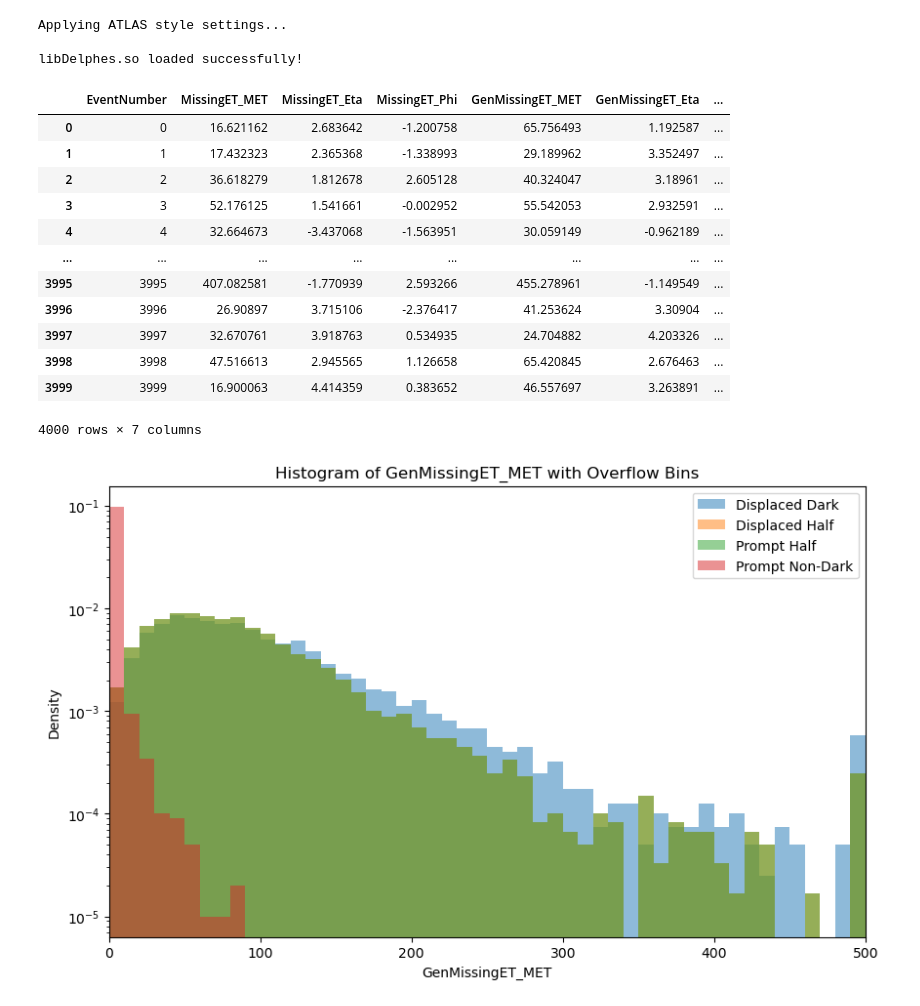
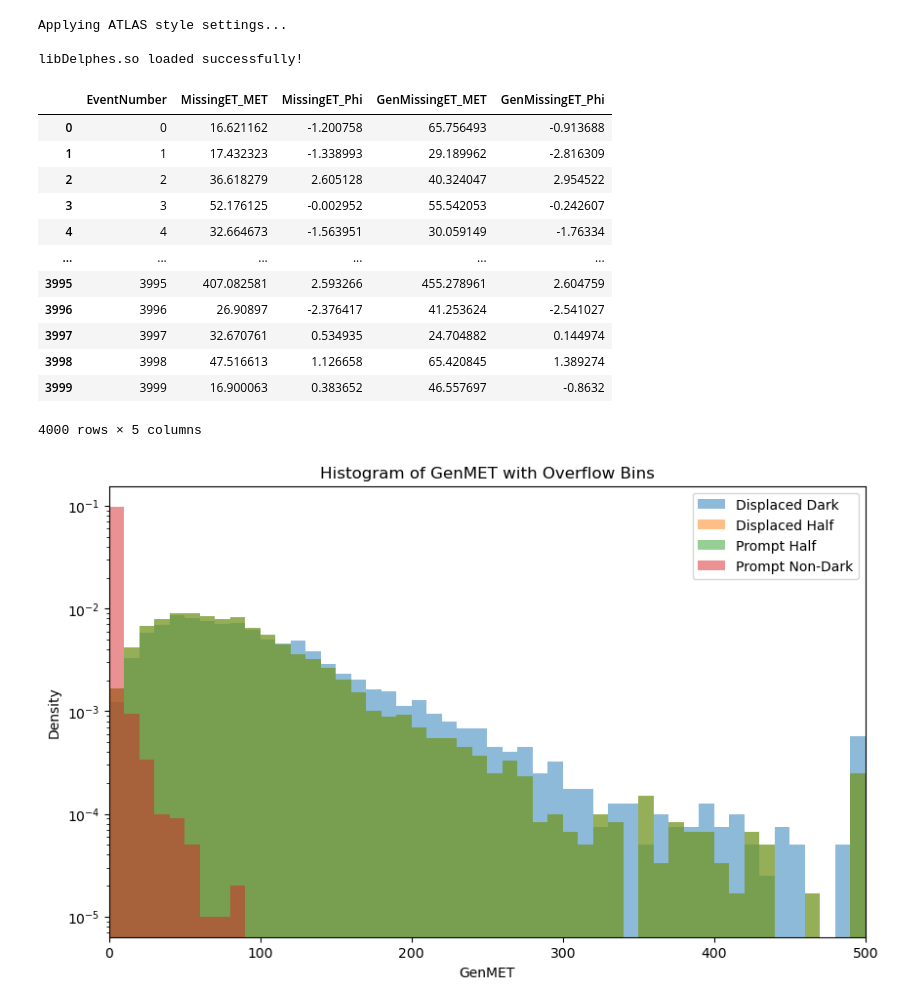
Before and after one commit to KalelChester/Displaced-Photon, a Jupyter notebook: num_dark_missing_et.ipynb, the cells around one changed output. Saved outputs shown, nothing was run; the diff lists cells and outputs as text; code cells hidden in the pictures.

```diff
--- a/num_dark_missing_et.ipynb
+++ b/num_dark_missing_et.ipynb
@@ -43,10 +43,8 @@ def create_missingET_dataframe(root_file_path):
     missingET_dict = rdf.AsNumpy([
         "Event.Number",
         "MissingET.MET",
-        "MissingET.Eta",
         "MissingET.Phi",
         "GenMissingET.MET",
-        "GenMissingET.Eta",
         "GenMissingET.Phi",
     ])
 
@@ -57,17 +55,15 @@ def create_missingET_dataframe(root_file_path):
     missingET_df = pd.DataFrame({
         "EventNumber": event_numbers,
         "MissingET_MET": missingET_dict["MissingET.MET"],
-        "MissingET_Eta": missingET_dict["MissingET.Eta"],
         "MissingET_Phi": missingET_dict["MissingET.Phi"],
         "GenMissingET_MET": missingET_dict["GenMissingET.MET"],
-        "GenMissingET_Eta": missingET_dict["GenMissingET.Eta"],
         "GenMissingET_Phi": missingET_dict["GenMissingET.Phi"],
     })
 
     # Explode so each entry gets its own row
     missingET_df = missingET_df.explode(
-        ["MissingET_MET", "MissingET_Eta", "MissingET_Phi",
-         "GenMissingET_MET", "GenMissingET_Eta", "GenMissingET_Phi"],
+        ["MissingET_MET", "MissingET_Phi",
+         "GenMissingET_MET", "GenMissingET_Phi"],
         ignore_index=True
     )
 
@@ -82,42 +78,42 @@ prompt_half_df = create_missingET_dataframe(fprompt_half)
 prompt_non_dark_df = create_missingET_dataframe(fprompt_non_dark)
 displaced_dark_df
 # %% [output]
-|  | EventNumber | MissingET_MET | MissingET_Eta | MissingET_Phi | GenMissingET_MET | GenMissingET_Eta | ... |
-| 0 | 0 | 16.621162 | 2.683642 | -1.200758 | 65.756493 | 1.192587 | ... |
-| 1 | 1 | 17.432323 | 2.365368 | -1.338993 | 29.189962 | 3.352497 | ... |
-| 2 | 2 | 36.618279 | 1.812678 | 2.605128 | 40.324047 | 3.18961 | ... |
-| 3 | 3 | 52.176125 | 1.541661 | -0.002952 | 55.542053 | 2.932591 | ... |
-| 4 | 4 | 32.664673 | -3.437068 | -1.563951 | 30.059149 | -0.962189 | ... |
-| ... | ... | ... | ... | ... | ... | ... | ... |
-| 3995 | 3995 | 407.082581 | -1.770939 | 2.593266 | 455.278961 | -1.149549 | ... |
-| 3996 | 3996 | 26.90897 | 3.715106 | -2.376417 | 41.253624 | 3.30904 | ... |
-| 3997 | 3997 | 32.670761 | 3.918763 | 0.534935 | 24.704882 | 4.203326 | ... |
-| 3998 | 3998 | 47.516613 | 2.945565 | 1.126658 | 65.420845 | 2.676463 | ... |
-| 3999 | 3999 | 16.900063 | 4.414359 | 0.383652 | 46.557697 | 3.263891 | ... |
+|  | EventNumber | MissingET_MET | MissingET_Phi | GenMissingET_MET | GenMissingET_Phi |
+| 0 | 0 | 16.621162 | -1.200758 | 65.756493 | -0.913688 |
+| 1 | 1 | 17.432323 | -1.338993 | 29.189962 | -2.816309 |
+| 2 | 2 | 36.618279 | 2.605128 | 40.324047 | 2.954522 |
+| 3 | 3 | 52.176125 | -0.002952 | 55.542053 | -0.242607 |
+| 4 | 4 | 32.664673 | -1.563951 | 30.059149 | -1.76334 |
+| ... | ... | ... | ... | ... | ... |
+| 3995 | 3995 | 407.082581 | 2.593266 | 455.278961 | 2.604759 |
+| 3996 | 3996 | 26.90897 | -2.376417 | 41.253624 | -2.541027 |
+| 3997 | 3997 | 32.670761 | 0.534935 | 24.704882 | 0.144974 |
+| 3998 | 3998 | 47.516613 | 1.126658 | 65.420845 | 1.389274 |
+| 3999 | 3999 | 16.900063 | 0.383652 | 46.557697 | -0.8632 |
-4000 rows × 7 columns
+4000 rows × 5 columns
 # %%
 # Plot histograms of GenMissingET_MET for each dataset with overflow bins and xlim
 plt.figure(figsize=(10, 6))
 
 # Define bins with an overflow bin
 bins = np.linspace(0, 500, 51)  # 50 bins from 0 to 500
 
 # Plot histograms
 plt.hist(np.clip(displaced_dark_df["GenMissingET_MET"].astype(float), bins[0], bins[-1]), bins=bins, alpha=0.5, label="Displaced Dark", density=True)
 plt.hist(np.clip(displaced_half_df["GenMissingET_MET"].astype(float), bins[0], bins[-1]), bins=bins, alpha=0.5, label="Displaced Half", density=True)
 plt.hist(np.clip(prompt_half_df["GenMissingET_MET"].astype(float), bins[0], bins[-1]), bins=bins, alpha=0.5, label="Prompt Half", density=True)
 plt.hist(np.clip(prompt_non_dark_df["GenMissingET_MET"].astype(float), bins[0], bins[-1]), bins=bins, alpha=0.5, label="Prompt Non-Dark", density=True)
 
 # Add labels, legend, and set xlim
-plt.xlabel("GenMissingET_MET")
+plt.xlabel("GenMET")
 plt.ylabel("Density")
 plt.yscale('log')
 plt.xlim(0, 500)
-plt.title("Histogram of GenMissingET_MET with Overflow Bins")
+plt.title("Histogram of GenMET with Overflow Bins")
 plt.legend()
 plt.show()
 # %% [output]
-[figure, old version]
+[figure, new version]
 # %%
 # Plot histograms of MissingET_MET for each dataset with overflow bins and xlim
 plt.figure(figsize=(10, 6))
```
Also changed, not shown: parts of 5 cells of this notebook, 1 other file.
